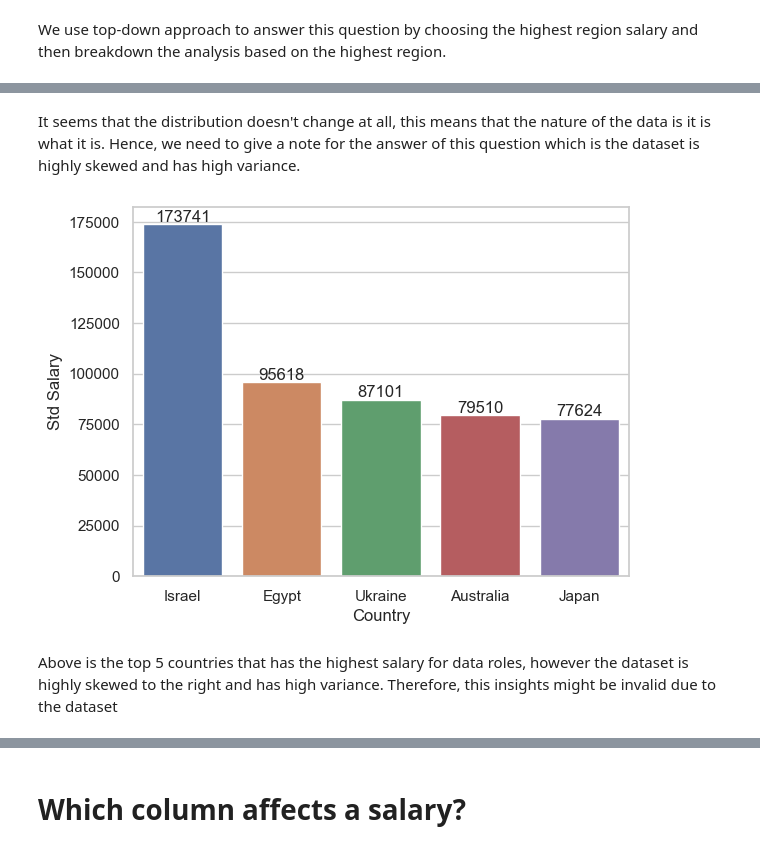
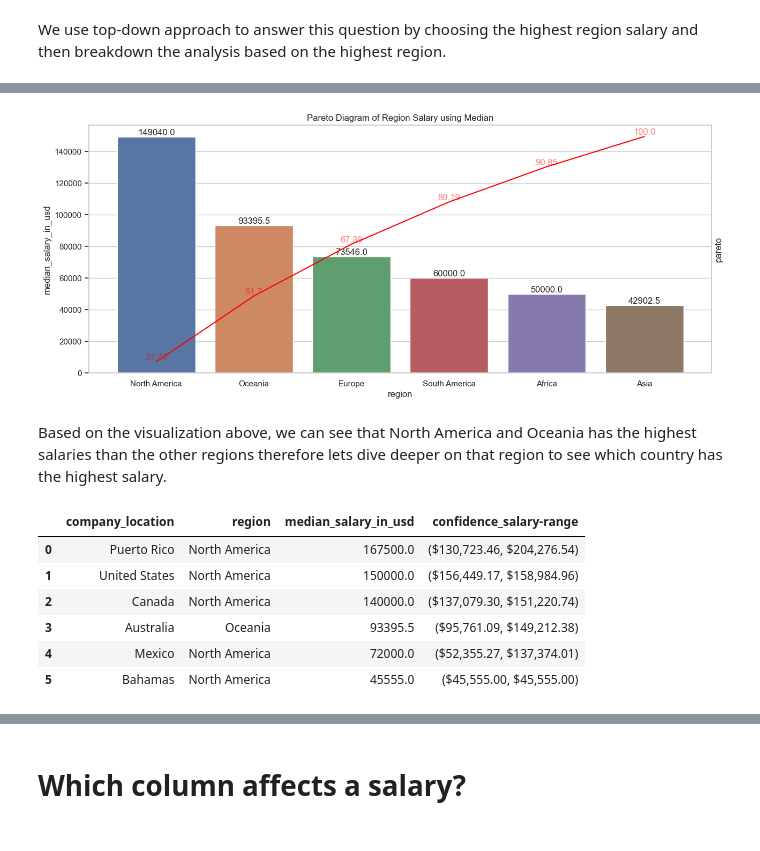
Before and after one commit to DickyAdi/DS2024_analysis, a Jupyter notebook: analysis.ipynb, the cells around one changed output, grey strips where cells are left out. Drawn from its saved outputs; the diff is of its cells as text; code cells hidden in the pictures.

Commit message:
revised question num 2

```diff
--- a/analysis.ipynb
+++ b/analysis.ipynb
@@ -192,3 +189,3 @@ As you can see above, the distribution of the regions is not equally distributed
 # %%
-regionInsight = dfRegion.groupby('region')[['salary_in_usd']].std().reset_index().set_index('region').rename(columns={'salary_in_usd' : 'std_salary_in_usd'}).sort_values(by='std_salary_in_usd', ascending=False)
-regionInsight
+regionInsight = dfRegion.groupby('region')[['salary_in_usd']].median().rename(columns={'salary_in_usd' : 'median_salary_in_usd'}).sort_values(by='median_salary_in_usd', ascending=False).reset_index()
+regionInsight['pareto'] = round((regionInsight['median_salary_in_usd'].cumsum() / regionInsight['median_salary_in_usd'].sum() * 100), 2)
@@ -204,8 +191,0 @@ regionInsight
-# %%
-# sns.barplot(x=regionInsight.index, y=regionInsight.values)
-regionInsight.plot(kind='bar', figsize=(15,6))
-for i, val in enumerate(regionInsight.values):
-    plt.text(i, val+i, str(val[0]), ha='center', va='bottom')
-plt.title('Region Salary')
-plt.xticks(rotation=45)
-plt.show()
@@ -245,2 +191,0 @@ plt.show()
-# %% [markdown]
-It seems that the distribution doesn't change at all, this means that the nature of the data is it is what it is. Hence, we need to give a note for the answer of this question which is the dataset is highly skewed and has high variance.
@@ -249,11 +192,17 @@ countryInsight = df.groupby('company_location')[['salary_in_usd']].std().reset_i
-# %%
-sns.barplot(data=countryInsight[:5], x=countryInsight.index[:5], y='std_salary_in_usd')
-for i, val in enumerate(countryInsight.values[:5]):
-    plt.text(i, val+i, f'{val[0]:.0f}', ha='center', va='bottom')
-plt.xlabel('Country')
-plt.ylabel('Std Salary')
-plt.show()
-# %% [output]
-[figure, removed]
-# %% [markdown]
-Above is the top 5 countries that has the highest salary for data roles, however the dataset is highly skewed to the right and has high variance. Therefore, this insights might be invalid due to the dataset
+# %%
+plt.figure(figsize=(15,6))
+sns.barplot(data=regionInsight, x='region', y='median_salary_in_usd')
+for i, (_, val, _) in enumerate(regionInsight.values):
+    plt.text(i, i+val, str(val), ha='center', va='bottom')
+ax2 = plt.twinx()
+sns.lineplot(data=regionInsight, x='region', y='pareto', markers='x', color='red', ax=ax2)
+for i, (_, _, val) in enumerate(regionInsight.values):
+    plt.text(i, val, str(val), ha='center', va='bottom', color='red', alpha=.5)
+plt.title('Pareto Diagram of Region Salary using Median')
+ax2.set_yticks([])
+plt.xlabel('Region')
+plt.show()
+# %% [output]
+[figure, added]
+# %% [markdown]
+Based on the visualization above, we can see that North America and Oceania has the highest salaries than the other regions therefore lets dive deeper on that region to see which country has the highest salary.
@@ -259,0 +219,10 @@ Above is the top 5 countries that has the highest salary for data roles, however
+# %%
+countryInsight
+# %% [output]
+|  | company_location | region | median_salary_in_usd | confidence_salary-range |
+| 0 | Puerto Rico | North America | 167500.0 | ($130,723.46, $204,276.54) |
+| 1 | United States | North America | 150000.0 | ($156,449.17, $158,984.96) |
+| 2 | Canada | North America | 140000.0 | ($137,079.30, $151,220.74) |
+| 3 | Australia | Oceania | 93395.5 | ($95,761.09, $149,212.38) |
+| 4 | Mexico | North America | 72000.0 | ($52,355.27, $137,374.01) |
+| 5 | Bahamas | North America | 45555.0 | ($45,555.00, $45,555.00) |
```
Also changed, not shown: parts of 17 cells of this notebook.
